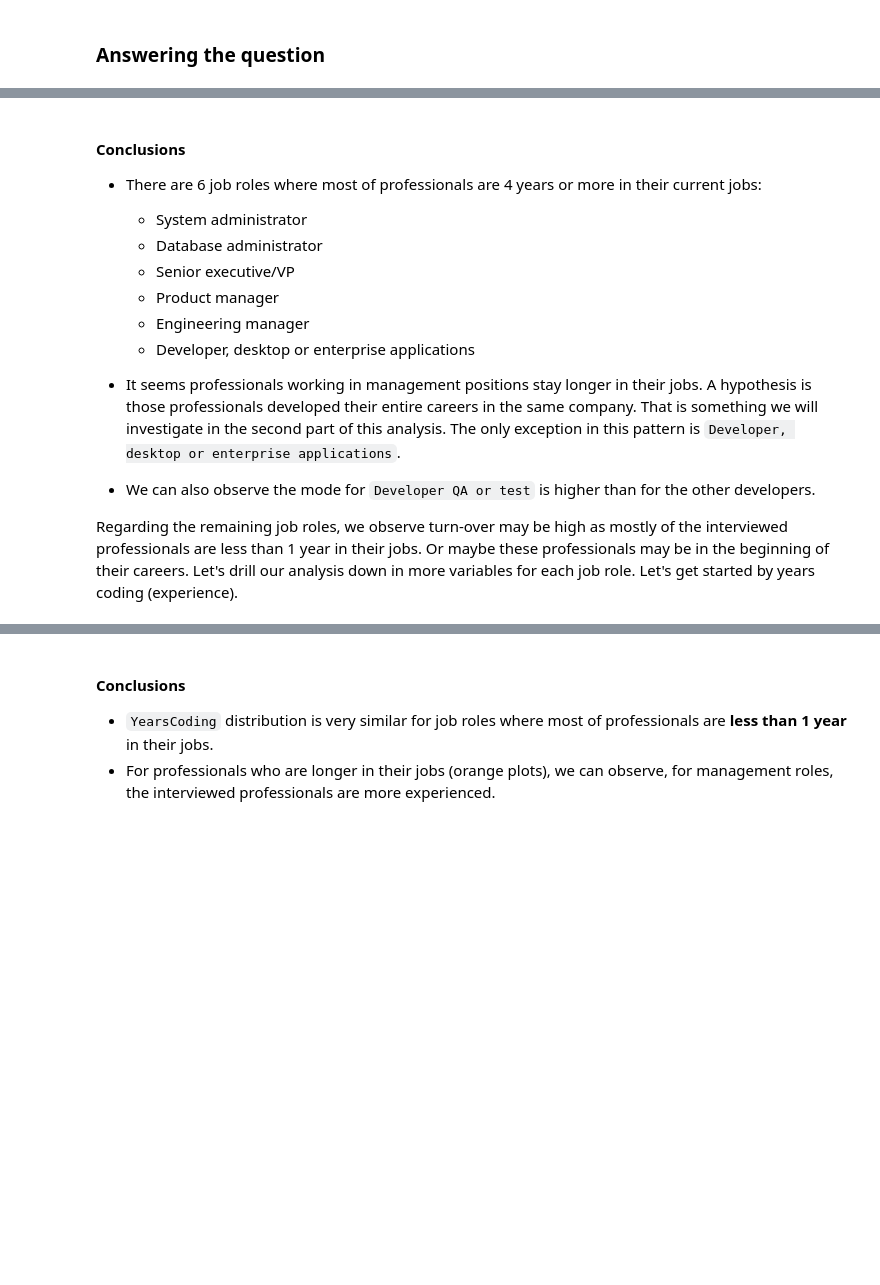
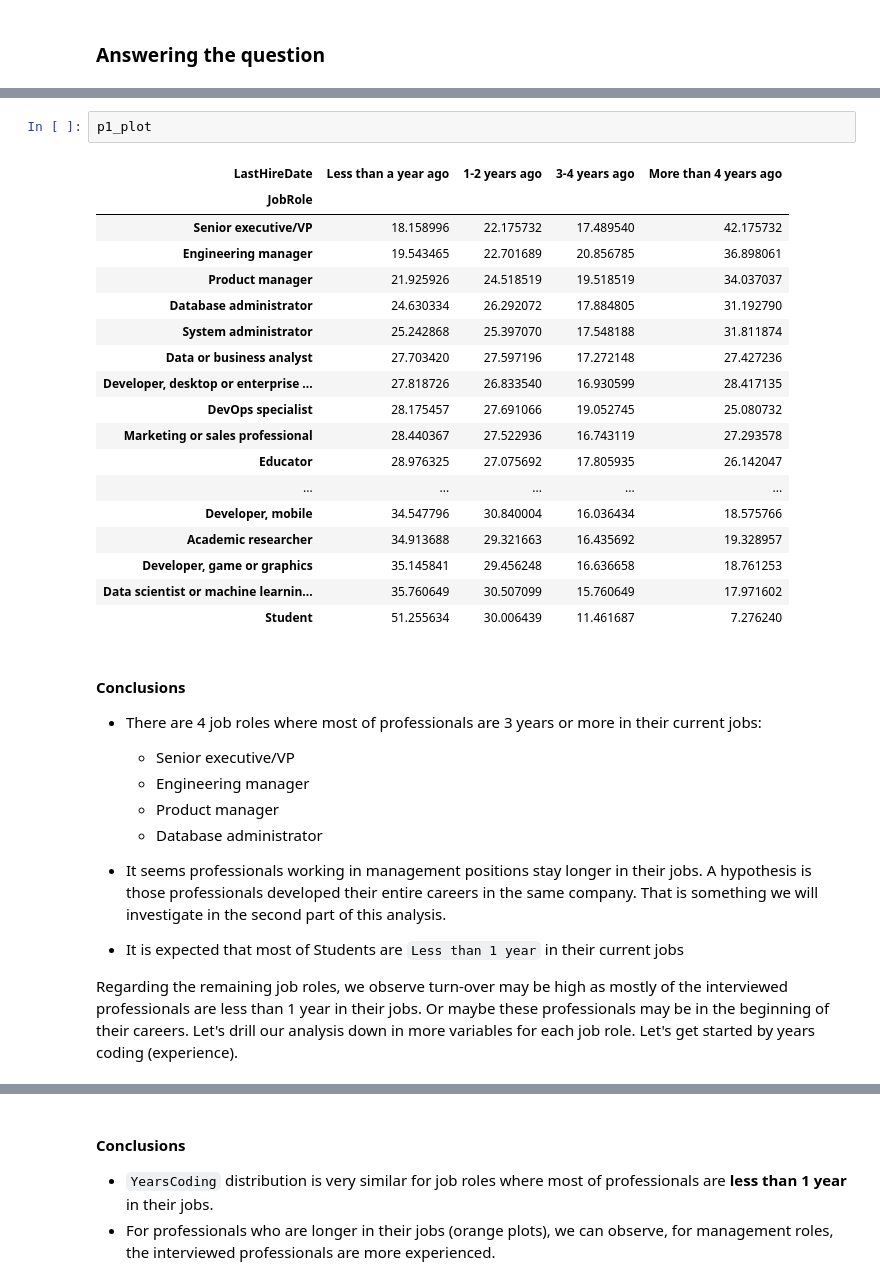
Before and after one commit to besson/stackoverflow-analytics, a Jupyter notebook: exploratory_analysis.ipynb, the cells around one changed output, grey strips where cells are left out. Drawn from its saved outputs; the diff is of its cells as text; blank space fills up the shorter version.

```diff
--- a/exploratory_analysis.ipynb
+++ b/exploratory_analysis.ipynb
@@ -152,22 +152,39 @@ plt.title('Years in the current job by job role (mode)');
+# %%
+p1_plot
+# %% [output]
+| LastHireDate | Less than a year ago | 1-2 years ago | 3-4 years ago | More than 4 years ago |
+| JobRole |  |  |  |  |
+| Senior executive/VP | 18.158996 | 22.175732 | 17.489540 | 42.175732 |
+| Engineering manager | 19.543465 | 22.701689 | 20.856785 | 36.898061 |
+| Product manager | 21.925926 | 24.518519 | 19.518519 | 34.037037 |
+| Database administrator | 24.630334 | 26.292072 | 17.884805 | 31.192790 |
+| System administrator | 25.242868 | 25.397070 | 17.548188 | 31.811874 |
+| Data or business analyst | 27.703420 | 27.597196 | 17.272148 | 27.427236 |
+| Developer, desktop or enterprise ... | 27.818726 | 26.833540 | 16.930599 | 28.417135 |
+| DevOps specialist | 28.175457 | 27.691066 | 19.052745 | 25.080732 |
+| Marketing or sales professional | 28.440367 | 27.522936 | 16.743119 | 27.293578 |
+| Educator | 28.976325 | 27.075692 | 17.805935 | 26.142047 |
+| ... | ... | ... | ... | ... |
+| Developer, mobile | 34.547796 | 30.840004 | 16.036434 | 18.575766 |
+| Academic researcher | 34.913688 | 29.321663 | 16.435692 | 19.328957 |
+| Developer, game or graphics | 35.145841 | 29.456248 | 16.636658 | 18.761253 |
+| Data scientist or machine learnin... | 35.760649 | 30.507099 | 15.760649 | 17.971602 |
+| Student | 51.255634 | 30.006439 | 11.461687 | 7.276240 |
 # %% [markdown]
 #### Conclusions
 
-* There are 6 job roles where most of professionals are 4 years or more in their current jobs:
+* There are 4 job roles where most of professionals are 3 years or more in their current jobs:
 
-  * System administrator
+  * Senior executive/VP
+  * Engineering manager
+  * Product manager
   * Database administrator
-  * Senior executive/VP
-  * Product manager
-  * Engineering manager
-  * Developer, desktop or enterprise applications
 
 
-* It seems professionals working in management positions stay longer in their jobs. A hypothesis is those professionals developed their entire careers in the same company. That is something we will investigate in the second part of this analysis. The only exception in this pattern is `Developer, desktop or enterprise applications`.
+* It seems professionals working in management positions stay longer in their jobs. A hypothesis is those professionals developed their entire careers in the same company. That is something we will investigate in the second part of this analysis.
 
 
-* We can also observe the mode for `Developer QA or test` is higher than for the other developers.
-
-
+* It is expected that most of  Students are `Less than 1 year` in their current jobs
 
 Regarding the remaining job roles, we observe turn-over may be high as mostly of the interviewed professionals are less than 1 year in their jobs. Or maybe these professionals may be in the beginning of their careers. Let's drill our analysis down in more variables for each job role. Let's get started by years coding (experience).
 # %%
```
Also changed, not shown: parts of 28 cells of this notebook, 11 other files.
